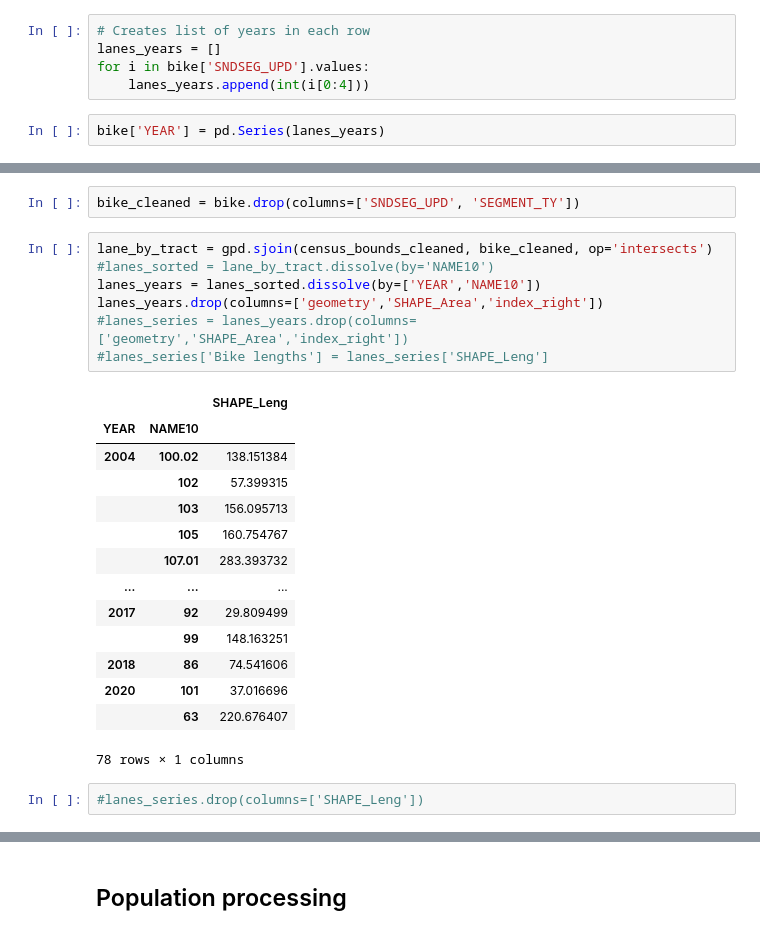
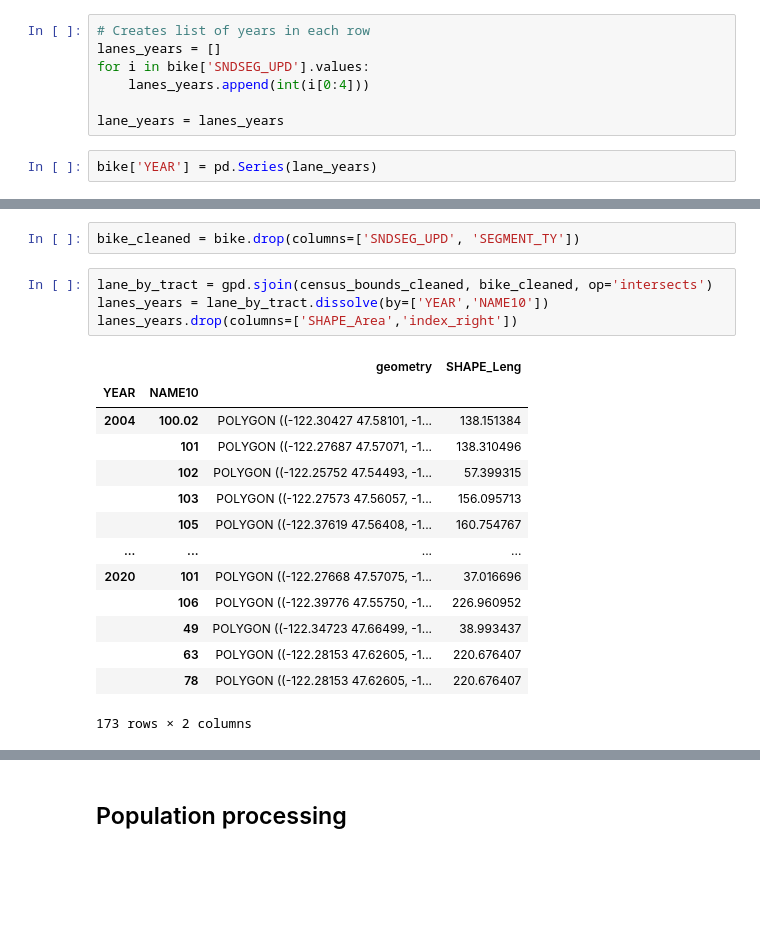
Before and after one commit to Greening-Seattle/Prediction, a Jupyter notebook: Prediction_GeoSegmentation.ipynb, the cells around one changed output, grey strips where cells are left out. Saved outputs shown, nothing was run; the diff lists cells and outputs as text; blank space fills up the shorter version.

```diff
--- a/Prediction_GeoSegmentation.ipynb
+++ b/Prediction_GeoSegmentation.ipynb
@@ -143,8 +142,10 @@ bike = df_SND[lane_columns]
 lanes_years = []
 for i in bike['SNDSEG_UPD'].values:
     lanes_years.append(int(i[0:4]))
+
+lane_years = lanes_years
 # %%
-bike['YEAR'] = pd.Series(lanes_years)
+bike['YEAR'] = pd.Series(lane_years)
 # %%
 #Specify segment type to extract, for walkways this will be 5
 bike = bike[bike['SEGMENT_TY']==6]
@@ -152,25 +153,20 @@ bike = bike[bike['SEGMENT_TY']==6]
 bike_cleaned = bike.drop(columns=['SNDSEG_UPD', 'SEGMENT_TY'])
 # %%
 lane_by_tract = gpd.sjoin(census_bounds_cleaned, bike_cleaned, op='intersects')
-#lanes_sorted = lane_by_tract.dissolve(by='NAME10')
-lanes_years = lanes_sorted.dissolve(by=['YEAR','NAME10'])
-lanes_years.drop(columns=['geometry','SHAPE_Area','index_right'])
-#lanes_series = lanes_years.drop(columns=['geometry','SHAPE_Area','index_right'])
-#lanes_series['Bike lengths'] = lanes_series['SHAPE_Leng']
+lanes_years = lane_by_tract.dissolve(by=['YEAR','NAME10'])
+lanes_years.drop(columns=['SHAPE_Area','index_right'])
 # %% [output]
-|  |  | SHAPE_Leng |
-| YEAR | NAME10 |  |
-| 2004 | 100.02 | 138.151384 |
-|  | 102 | 57.399315 |
-|  | 103 | 156.095713 |
-|  | 105 | 160.754767 |
-|  | 107.01 | 283.393732 |
-| ... | ... | ... |
-| 2017 | 92 | 29.809499 |
-|  | 99 | 148.163251 |
-| 2018 | 86 | 74.541606 |
-| 2020 | 101 | 37.016696 |
-|  | 63 | 220.676407 |
+|  |  | geometry | SHAPE_Leng |
+| YEAR | NAME10 |  |  |
+| 2004 | 100.02 | POLYGON ((-122.30427 47.58101, -1... | 138.151384 |
+|  | 101 | POLYGON ((-122.27687 47.57071, -1... | 138.310496 |
+|  | 102 | POLYGON ((-122.25752 47.54493, -1... | 57.399315 |
+|  | 103 | POLYGON ((-122.27573 47.56057, -1... | 156.095713 |
+|  | 105 | POLYGON ((-122.37619 47.56408, -1... | 160.754767 |
+| ... | ... | ... | ... |
+| 2020 | 101 | POLYGON ((-122.27668 47.57075, -1... | 37.016696 |
+|  | 106 | POLYGON ((-122.39776 47.55750, -1... | 226.960952 |
+|  | 49 | POLYGON ((-122.34723 47.66499, -1... | 38.993437 |
+|  | 63 | POLYGON ((-122.28153 47.62605, -1... | 220.676407 |
+|  | 78 | POLYGON ((-122.28153 47.62605, -1... | 220.676407 |
-78 rows × 1 columns
+173 rows × 2 columns
-# %%
-#lanes_series.drop(columns=['SHAPE_Leng'])
```
Also changed, not shown: parts of 27 cells of this notebook.
